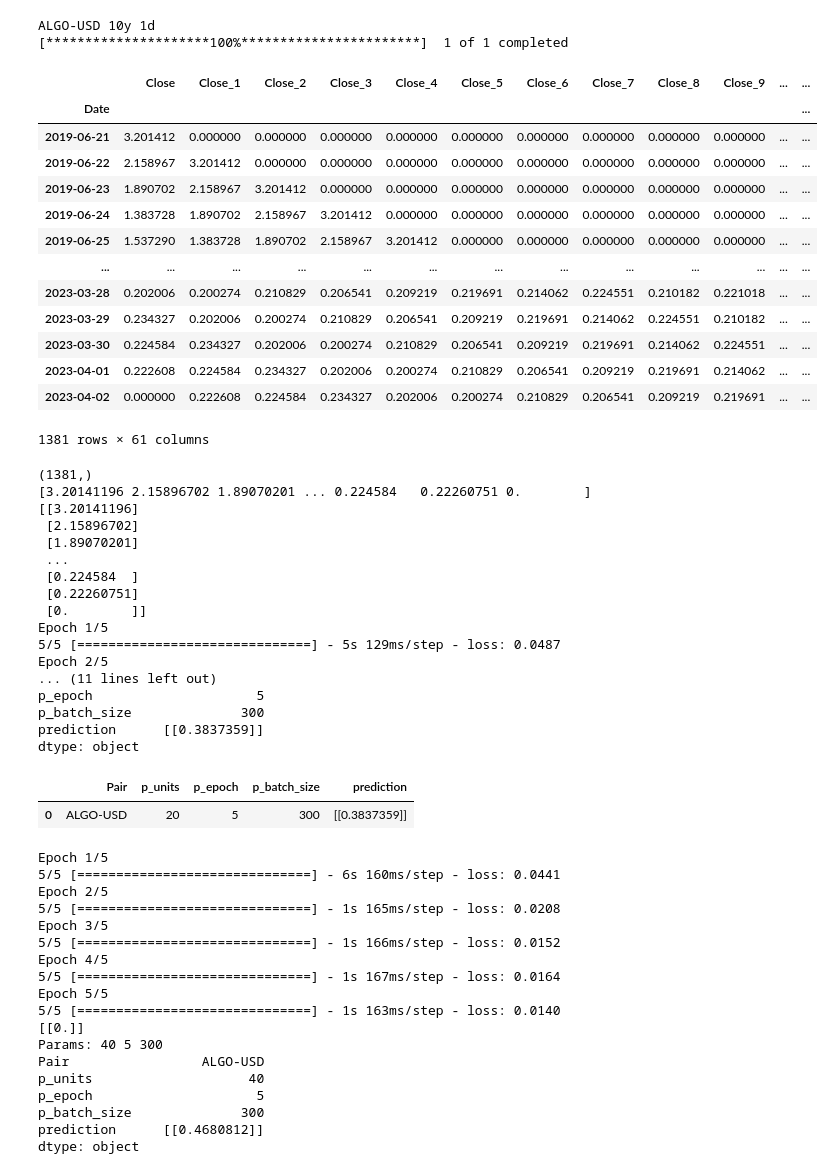
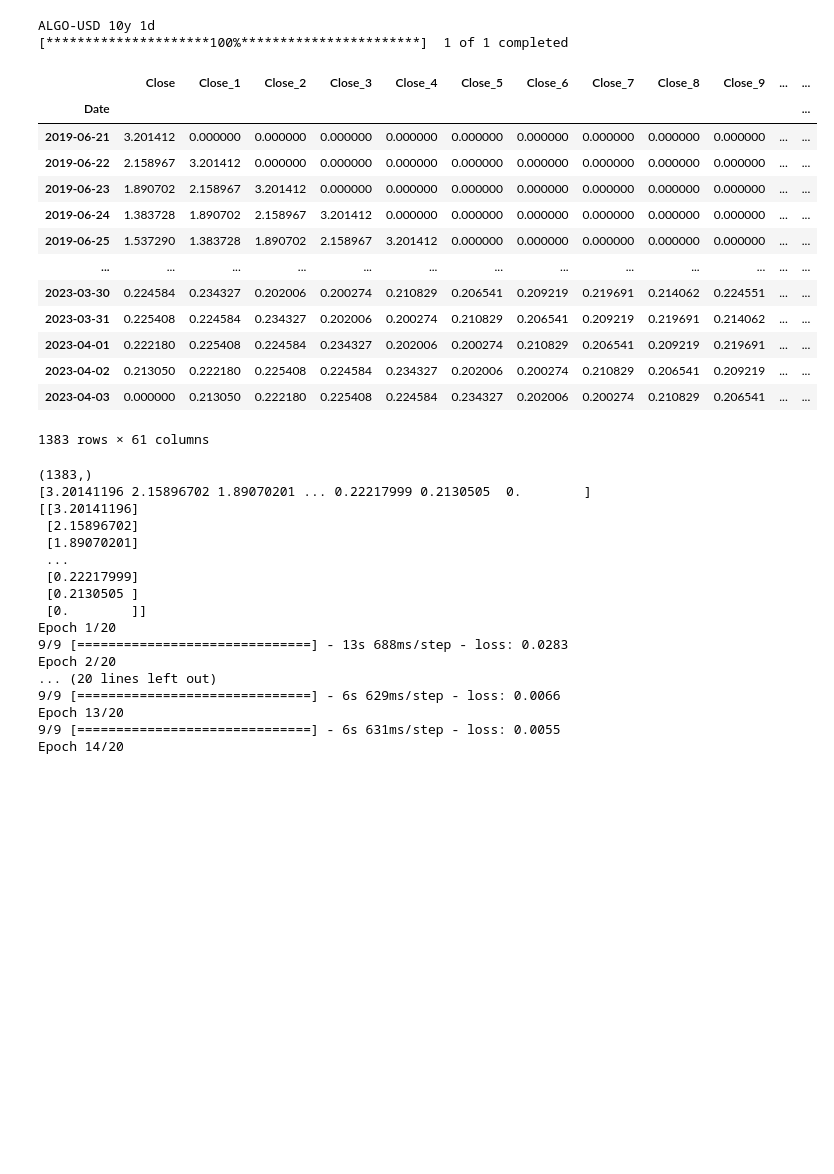
Before and after one commit to ozukun/Crypto_Project, a Jupyter notebook: Crypto_Main.ipynb, the cells around one changed output. Drawn from its saved outputs; the diff is of its cells as text; code cells hidden in the pictures; blank space fills up the shorter version.

```diff
--- a/Crypto_Main.ipynb
+++ b/Crypto_Main.ipynb
@@ -617,78 +621,56 @@ def calc_LTSM( *param_list ):
         row1 = pd.Series(["ALGO-USD",p_units ,p_epoch ,p_batch_size,predicted_stock_price_f] ,index=df_RNN.columns )
         print(row1)
         df_RNN.loc[len(df_RNN.index)] = row1
         display(df_RNN)
         return predicted_stock_price_f
 
 
 
 param_list=\
 [
-    [20,5,300],
-    [40,5,300],
-    [80,5,300],
-    [160,5,300],
-    [320,5,300]
+    [160,20,150],
+    [160,20,300],
+    [160,20,800]
 ]
 
 for k in param_list:
     calc_LTSM(k)
 
 
 
 display(df_RNN)
 print(df_RNN.prediction.mean)
 # %% [output]
 ALGO-USD 10y 1d
 [*********************100%***********************]  1 of 1 completed
 |  | Close | Close_1 | Close_2 | Close_3 | Close_4 | Close_5 | Close_6 | Close_7 | Close_8 | Close_9 | ... | ... |
 | Date |  |  |  |  |  |  |  |  |  |  |  | ... |
 | 2019-06-21 | 3.201412 | 0.000000 | 0.000000 | 0.000000 | 0.000000 | 0.000000 | 0.000000 | 0.000000 | 0.000000 | 0.000000 | ... | ... |
 | 2019-06-22 | 2.158967 | 3.201412 | 0.000000 | 0.000000 | 0.000000 | 0.000000 | 0.000000 | 0.000000 | 0.000000 | 0.000000 | ... | ... |
 | 2019-06-23 | 1.890702 | 2.158967 | 3.201412 | 0.000000 | 0.000000 | 0.000000 | 0.000000 | 0.000000 | 0.000000 | 0.000000 | ... | ... |
 | 2019-06-24 | 1.383728 | 1.890702 | 2.158967 | 3.201412 | 0.000000 | 0.000000 | 0.000000 | 0.000000 | 0.000000 | 0.000000 | ... | ... |
 | 2019-06-25 | 1.537290 | 1.383728 | 1.890702 | 2.158967 | 3.201412 | 0.000000 | 0.000000 | 0.000000 | 0.000000 | 0.000000 | ... | ... |
 | ... | ... | ... | ... | ... | ... | ... | ... | ... | ... | ... | ... | ... |
-| 2023-03-28 | 0.202006 | 0.200274 | 0.210829 | 0.206541 | 0.209219 | 0.219691 | 0.214062 | 0.224551 | 0.210182 | 0.221018 | ... | ... |
-| 2023-03-29 | 0.234327 | 0.202006 | 0.200274 | 0.210829 | 0.206541 | 0.209219 | 0.219691 | 0.214062 | 0.224551 | 0.210182 | ... | ... |
 | 2023-03-30 | 0.224584 | 0.234327 | 0.202006 | 0.200274 | 0.210829 | 0.206541 | 0.209219 | 0.219691 | 0.214062 | 0.224551 | ... | ... |
-| 2023-04-01 | 0.222608 | 0.224584 | 0.234327 | 0.202006 | 0.200274 | 0.210829 | 0.206541 | 0.209219 | 0.219691 | 0.214062 | ... | ... |
-| 2023-04-02 | 0.000000 | 0.222608 | 0.224584 | 0.234327 | 0.202006 | 0.200274 | 0.210829 | 0.206541 | 0.209219 | 0.219691 | ... | ... |
+| 2023-03-31 | 0.225408 | 0.224584 | 0.234327 | 0.202006 | 0.200274 | 0.210829 | 0.206541 | 0.209219 | 0.219691 | 0.214062 | ... | ... |
+| 2023-04-01 | 0.222180 | 0.225408 | 0.224584 | 0.234327 | 0.202006 | 0.200274 | 0.210829 | 0.206541 | 0.209219 | 0.219691 | ... | ... |
+| 2023-04-02 | 0.213050 | 0.222180 | 0.225408 | 0.224584 | 0.234327 | 0.202006 | 0.200274 | 0.210829 | 0.206541 | 0.209219 | ... | ... |
+| 2023-04-03 | 0.000000 | 0.213050 | 0.222180 | 0.225408 | 0.224584 | 0.234327 | 0.202006 | 0.200274 | 0.210829 | 0.206541 | ... | ... |
-1381 rows × 61 columns
+1383 rows × 61 columns
-(1381,)
-[3.20141196 2.15896702 1.89070201 ... 0.224584   0.22260751 0.        ]
+(1383,)
+[3.20141196 2.15896702 1.89070201 ... 0.22217999 0.2130505  0.        ]
 [[3.20141196]
  [2.15896702]
  [1.89070201]
  ...
- [0.224584  ]
- [0.22260751]
+ [0.22217999]
+ [0.2130505 ]
  [0.        ]]
-Epoch 1/5
-5/5 [==============================] - 5s 129ms/step - loss: 0.0487
-Epoch 2/5
-... (11 lines left out)
-p_epoch                     5
-p_batch_size              300
-prediction      [[0.3837359]]
-dtype: object
+Epoch 1/20
+9/9 [==============================] - 13s 688ms/step - loss: 0.0283
+Epoch 2/20
+... (20 lines left out)
+9/9 [==============================] - 6s 629ms/step - loss: 0.0066
+Epoch 13/20
+9/9 [==============================] - 6s 631ms/step - loss: 0.0055
+Epoch 14/20
-|  | Pair | p_units | p_epoch | p_batch_size | prediction |
-| 0 | ALGO-USD | 20 | 5 | 300 | [[0.3837359]] |
-Epoch 1/5
-5/5 [==============================] - 6s 160ms/step - loss: 0.0441
-Epoch 2/5
-5/5 [==============================] - 1s 165ms/step - loss: 0.0208
-Epoch 3/5
-5/5 [==============================] - 1s 166ms/step - loss: 0.0152
-Epoch 4/5
-5/5 [==============================] - 1s 167ms/step - loss: 0.0164
-Epoch 5/5
-5/5 [==============================] - 1s 163ms/step - loss: 0.0140
-[[0.]]
-Params: 40 5 300
-Pair                 ALGO-USD
-p_units                    40
-p_epoch                     5
-p_batch_size              300
-prediction      [[0.4680812]]
-dtype: object
```
Also changed, not shown: parts of 15 cells of this notebook.
